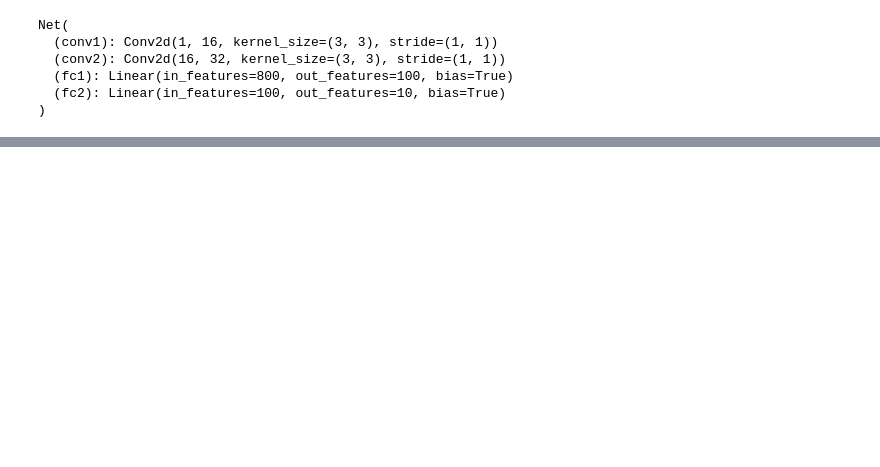
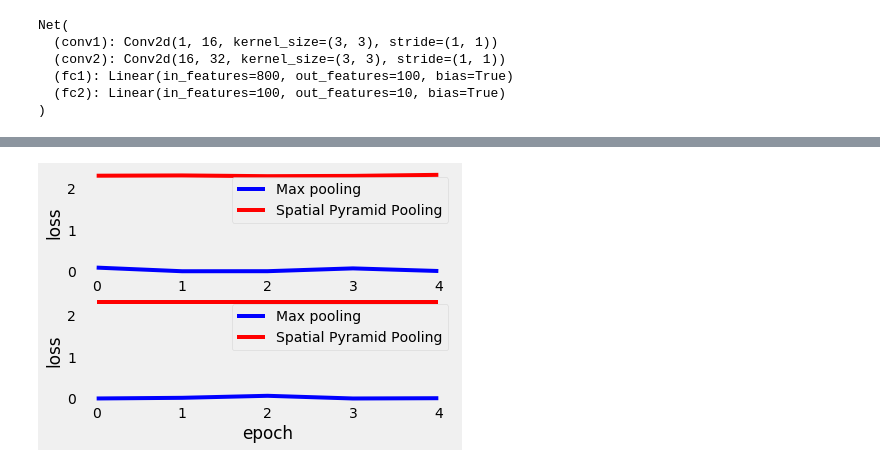
Before and after one commit to bashiiko/Feature-extraction-with-SPP-layer, a Jupyter notebook: SPP-net.ipynb, the cells around one changed output, grey strips where cells are left out. Cells and saved outputs as stored; diff of their text form; code cells hidden in the pictures; blank space fills up the shorter version.

```diff
--- a/SPP-net.ipynb
+++ b/SPP-net.ipynb
@@ -129,7 +166,7 @@ optimizer = torch.optim.Adam(model.parameters())
 
 from torch.autograd import Variable
 
-def train(epoch):
+def train(epoch, pooling_method):
     model.train()
     # ネットワークを学習モードに切り替える
 
@@ -138,33 +175,41 @@ def train(epoch):
         data, target = Variable(data), Variable(target)  # 微分可能に変換
         optimizer.zero_grad()  # 一度計算された勾配結果を0にリセット
 
-        output = model(data)  # 入力dataをinputし、出力を求める
+        if pooling_method == "SPP":
+            output = spp_model(data)  # 入力dataをinputし、出力を求める
+        else:
+            output = model(data)
         loss = loss_fn(output, target)  # 出力と訓練データの正解との誤差を求める
         loss.backward()  # 誤差のバックプロパゲーションを求める
         optimizer.step()  # バックプロパゲーションの値で重みを更新する
 
     print("epoch{}：終了\n".format(epoch))
+    return loss
 # %%
-def test():
+
+def test(pooling_method):
     # ネットワークを推論モードに切り替える
     model.eval()
     correct = 0
     # データローダーから1ミニバッチずつ取り出して計算する
     for data, target in loader_test:
         data, target = Variable(data), Variable(target)
-        # 微分可能に変換
-        output = model(data)
-        # 入力dataをinputし、出力を求める
+        if pooling_method == "SPP":
+            output = spp_model(data)
+        else:
+            output = model(data)
 
         # 推論する
         pred = output.data.max(1, keepdim=True)[1]
         # 出力ラベルを求める
         correct += pred.eq(target.data.view_as(pred)).sum()
+        loss = loss_fn(output, target)
         # 正解と一緒だったらカウントアップ
         # 正解率を出力
         data_num = len(loader_test.dataset)
 
     # データの総数
     print('\nテストデータの正解率: {}/{} ({:.0f}%)\n'.format(correct, data_num, 100. * correct / data_num))
+    return loss
 # %%
 # 学習なしにテストデータで推論
@@ -178,0 +220,60 @@ RuntimeError: size mismatch, m1: [64 x 3872], m2: [800 x 100] at C:\w\1\s\tmp_co
+# %%
+%matplotlib inline
+import matplotlib.pyplot as plt
+import numpy as np
+
+train_loss_list = []
+test_loss_list = []
+train_loss_list_spp = []
+test_loss_list_spp = []
+
+pooling_method = ['MAX','SPP']
+
+num_epochs = 5
+
+for epoch in range(num_epochs):
+    train_loss = train(epoch, pooling_method[0])
+    test_loss = test(pooling_method[0])
+
+    train_loss_list.append(train_loss)
+    test_loss_list.append(test_loss)
+
+for epoch in range(num_epochs):
+    train_loss = train(epoch, pooling_method[1])
+    test_loss = test(pooling_method[1])
+
+    train_loss_list_spp.append(train_loss)
+    test_loss_list_spp.append(test_loss)
+
+
+# save the training model
+np.save('train_loss_list.npy', np.array(train_loss_list))
+np.save('test_loss_list.npy', np.array(test_loss_list))
+np.save('train_loss_list_spp.npy', np.array(train_loss_list))
+np.save('test_loss_list_spp.npy', np.array(test_loss_list))
+torch.save(model.state_dict(), 'vae.pth')
+torch.save(spp_model.state_dict(), 'vae_spp.pth')
+
+#loss_list = np.load('{}/loss_list.npy'.format(out_dir))
+plt.style.use('fivethirtyeight')
+
+plt.subplot(2, 1, 1)
+plt.plot(train_loss_list, label="Max pooling")
+plt.plot(train_loss_list_spp, label="Spatial Pyramid Pooling")
+plt.xlabel('epoch')
+plt.ylabel('loss')
+plt.grid()
+plt.legend()
+plt.title("train loss")
+
+plt.subplot(2, 1, 2)
+plt.plot(test_loss_list, label="Max pooling")
+plt.plot(test_loss_list_spp, label="Spatial Pyramid Pooling")
+plt.xlabel('epoch')
+plt.ylabel('loss')
+plt.grid()
+plt.legend()
+plt.title("test loss")
+
+plt.show()
+# %% [output]
@@ -179,3 +297,4 @@ RuntimeError: size mismatch, m1: [64 x 3872], m2: [800 x 100] at C:\w\1\s\tmp_co
+[figure, added]
 # %%
 # max-pooling
 # 60000のデータに3エポック学習を実行する
```
Also changed, not shown: parts of 17 cells of this notebook, 7 other files.
